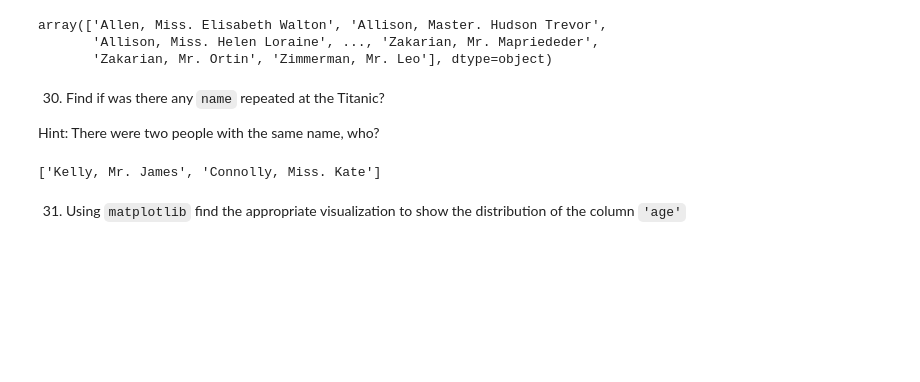
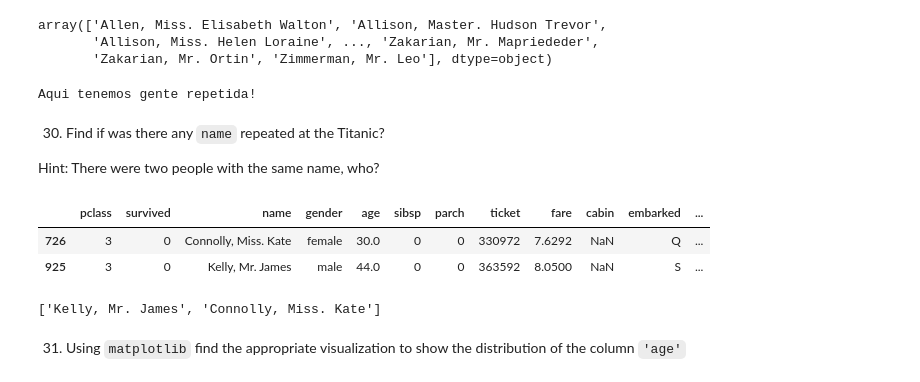
Before and after one commit to RMolleda/Analytics, a Jupyter notebook: Exercises/week5/day3/exercises/Titanic-exercise.ipynb, the cells around one changed output. Cells and saved outputs as stored; diff of their text form; code cells hidden in the pictures; blank space fills up the shorter version.

```diff
--- a/Exercises/week5/day3/exercises/Titanic-exercise.ipynb
+++ b/Exercises/week5/day3/exercises/Titanic-exercise.ipynb
@@ -448,3 +466,8 @@ Index(['pclass', 'survived', 'name', 'gender', 'age', 'sibsp', 'parch',
 62.87 % of the data in the column 'boat' are null
 # %% [markdown]
 21.  Group `titanic` by `'pclass'` and aggregate by the columns `age` & `fare`, by `max` and `median` --> `by_class`
+# %%
+titanic = array_fe
+#se limpia la variable del DF para trabajar más cómodo
+by_class = titanic.groupby(["pclass"]).agg({"age":["max", "median"], "fare": ["max", "median"]})
+by_class
@@ -539,10 +631,27 @@ Name: total, dtype: int64
 array(['Allen, Miss. Elisabeth Walton', 'Allison, Master. Hudson Trevor',
        'Allison, Miss. Helen Loraine', ..., 'Zakarian, Mr. Mapriededer',
        'Zakarian, Mr. Ortin', 'Zimmerman, Mr. Leo'], dtype=object)
+# %%
+def difference():
+    if len(titanic["name"]) != len(titanic.groupby(["name"]).sum()):
+        print("Aqui tenemos gente repetida!")
+    else:
+        print("No te asustes, NO")
+
+difference()
+# %% [output]
+Aqui tenemos gente repetida!
 # %% [markdown]
 30. Find if was there any `name` repeated at the Titanic?
 
 Hint: There were two people with the same name, who?
+# %%
+impostores = titanic[titanic.duplicated(["name"])]
+impostores
+# %% [output]
+|  | pclass | survived | name | gender | age | sibsp | parch | ticket | fare | cabin | embarked | ... |
+| 726 | 3 | 0 | Connolly, Miss. Kate | female | 30.0 | 0 | 0 | 330972 | 7.6292 | NaN | Q | ... |
+| 925 | 3 | 0 | Kelly, Mr. James | male | 44.0 | 0 | 0 | 363592 | 8.0500 | NaN | S | ... |
 # %%
 #your code
 # %% [output]
```
Also changed, not shown: parts of 19 cells of this notebook.
